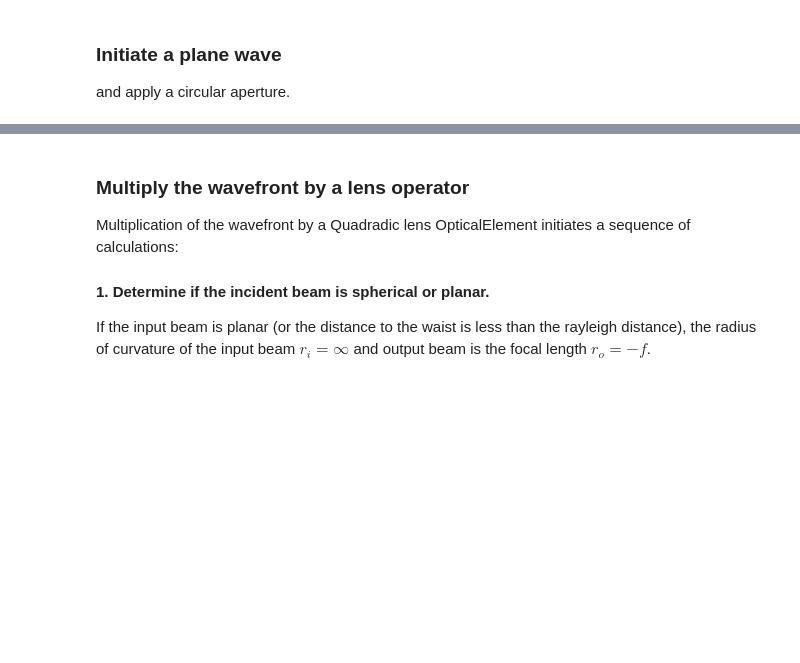
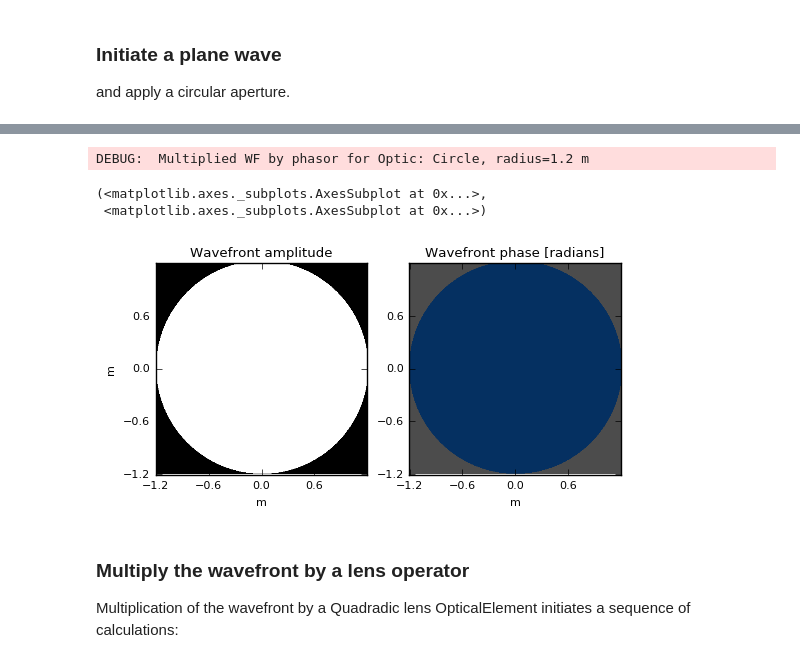
Before and after one commit to douglase/poppy_example_notebooks, a Jupyter notebook: Fresnel/Introduction to Angular Spectrum Propagation.ipynb, the cells around one changed output, grey strips where cells are left out. Drawn from its saved outputs; the diff is of its cells as text; code cells hidden in the pictures; blank space fills up the shorter version.

```diff
--- a/Fresnel/Introduction to Angular Spectrum Propagation.ipynb
+++ b/Fresnel/Introduction to Angular Spectrum Propagation.ipynb
@@ -133,12 +136,13 @@ wf_init.display(what="both")
 # %%
-wf_init *= poppy.CircularAperture(radius=1.2* u.m)
+wf_init *= poppy.CircularAperture(radius=diam.value/2.)
 wf_init.display(what="both")
+# %% [output]
+DEBUG:  Multiplied WF by phasor for Optic: Circle, radius=1.2 m
+(<matplotlib.axes._subplots.AxesSubplot at 0x...>,
+ <matplotlib.axes._subplots.AxesSubplot at 0x...>)
+[figure, added]
 # %% [markdown]
 ### Multiply the wavefront by a lens operator
 
 Multiplication of the wavefront by a Quadradic lens OpticalElement initiates a sequence of calculations:
-
-#### 1. Determine if the incident beam is spherical or planar.
-
-If the input beam is planar (or the distance to the waist is less than the rayleigh distance), the radius of curvature of the input beam $r_i=\infty$ and output beam is the focal length $r_{o}=-f$.
 # %%
```
Also changed, not shown: parts of 16 cells of this notebook.
